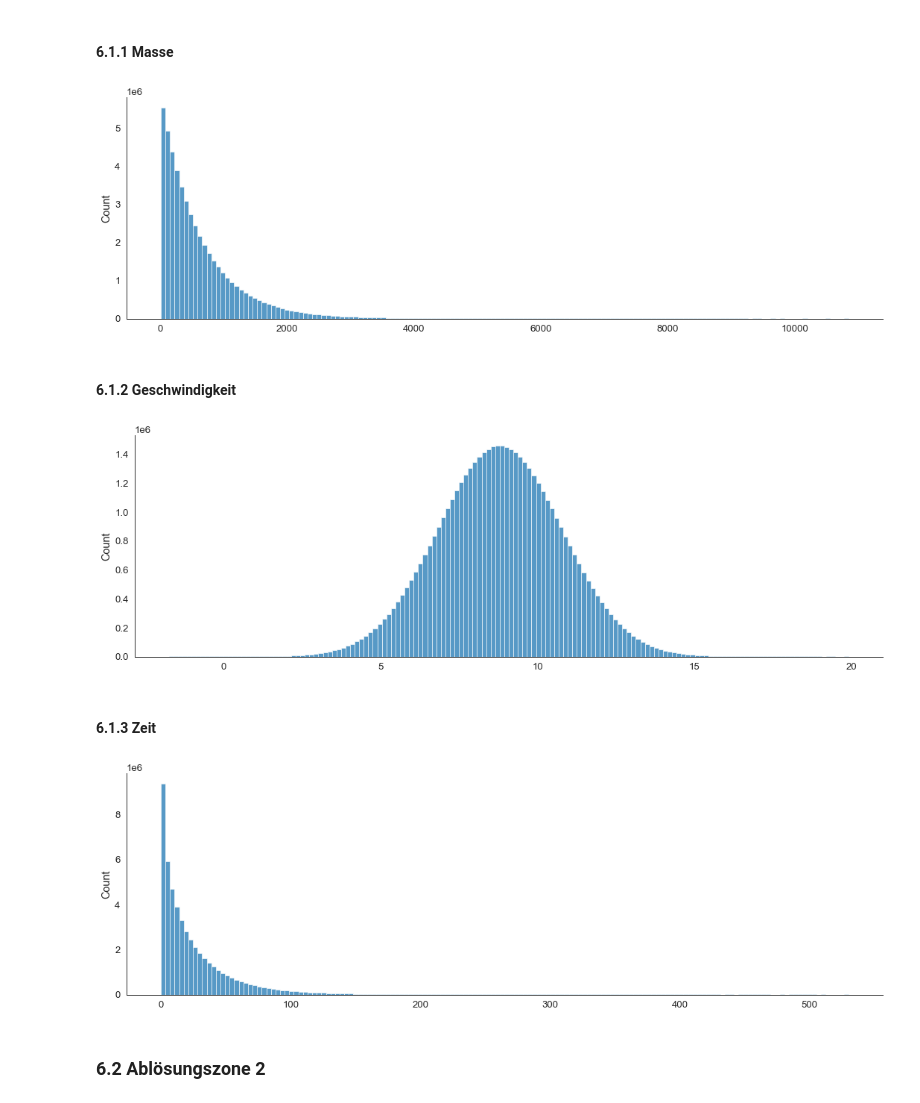
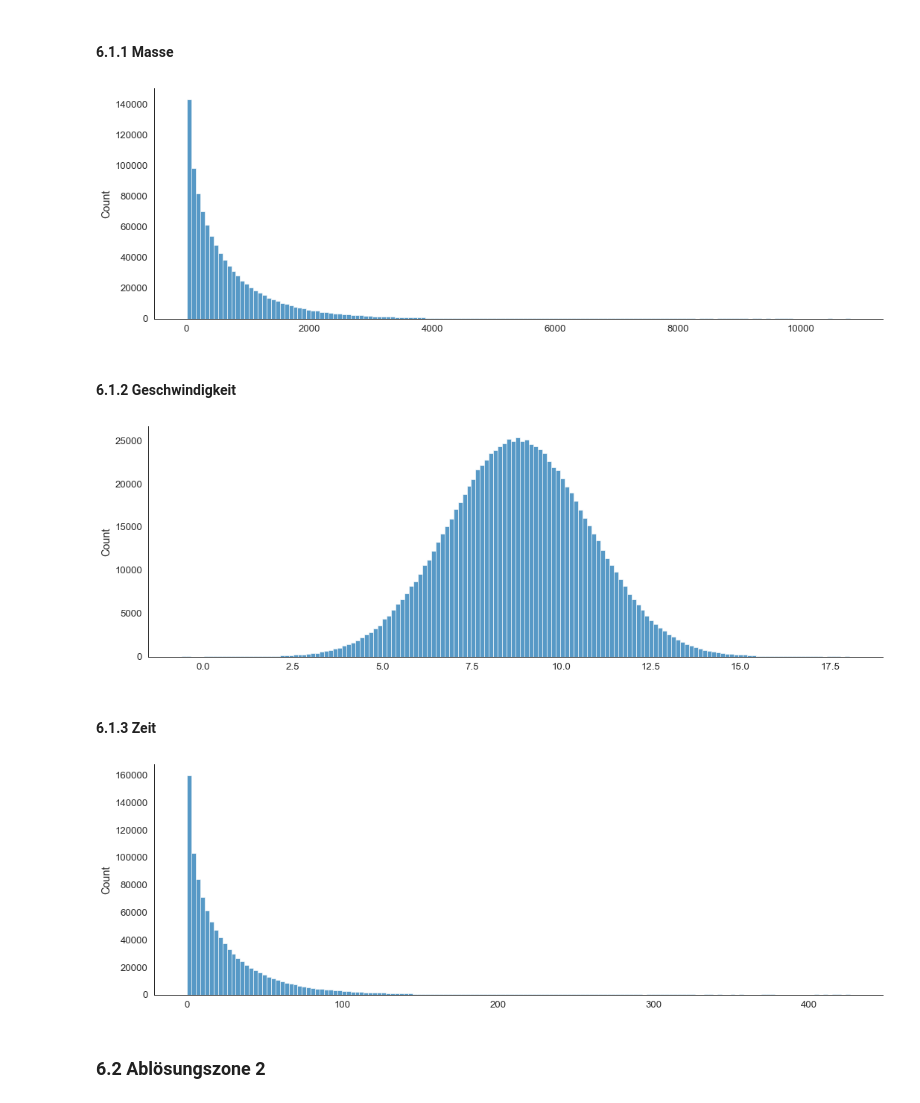
Before and after one commit to 7ben18/FHNW_Steinschlagrisiko, a Jupyter notebook: FHNW_Steinschlagrisiko.ipynb, the cells around one changed output. Cells and saved outputs as stored; diff of their text form; code cells hidden in the pictures.

```diff
--- a/FHNW_Steinschlagrisiko.ipynb
+++ b/FHNW_Steinschlagrisiko.ipynb
@@ -456,0 +319,22 @@ def plot_cdf(dataframe, attribute, xachse, distr):
+# %%
+# Nur ausgeben der der Variabeln mu und sigma der Normalverteilung
+# Fehler : ein kleines Rechteck wird zusätzlich erstellt
+def get_fitted_par(dataframe, x_val, distr):
+    vals = dataframe[x_val].values
+    fitter_vals = Fitter(vals, distributions=["alpha", "beta","gamma","norm","expon","lognorm","cauchy","exponpow","powerlaw"])
+    fitter_vals.fit()
+
+    if distr == "norm":
+        return fitter_vals.fitted_param["norm"]
+    elif distr == "expon":
+        return fitter_vals.fitted_param["expon"]
+    elif distr == "gamma":
+        return fitter_vals.fitted_param["gamma"]
+    elif distr == "cauchy":
+        return fitter_vals.fitted_param["cauchy"]
+    elif distr == "exponpow":
+        return fitter_vals.fitted_param["exponpow"]
+    elif distr == "powerlaw":
+        return fitter_vals.fitted_param["powerlaw"]
+    else:
+        return "Error"
@@ -489,6 +429,6 @@ In diesem Abschnitt simulieren wir unsere Daten x 50 mio mit den oben entschiede
 # %%
 # Anzahl Daten für die Simulationen
-sim_1 = 50_000_000
+sim_1 = 1_000_000
 sim_2 = round(sim_1 / 3)
 
 np.random.seed(seed=5)
@@ -502,33 +442,33 @@ def plot_verteilung(dataframe, x_val):
 # %% [markdown]
 #### 6.1.1 Masse
 # %%
-loc, scale = get_fitted_par(df1, "Masse [kg]", "expon")
-sim_mass_zone1 = stats.expon.rvs(loc, scale, sim_1)
-df_sim_mass_zone1 = pd.DataFrame(sim_mass_zone1)
+a, loc, scale = get_fitted_par(df1, "Masse [kg]", "gamma")
+sim_masse_zone1 = stats.gamma.rvs(a, loc, scale, sim_1)
+df_sim_masse_zone1 = pd.DataFrame(sim_masse_zone1)
 
-plot_verteilung(df_sim_mass_zone1, sim_mass_zone1)
+plot_verteilung(df_sim_masse_zone1, sim_masse_zone1)
 # %% [output]
-[figure, old version]
+[figure, new version]
 # %% [markdown]
 #### 6.1.2 Geschwindigkeit
 # %%
 loc, scale = get_fitted_par(df1, "Geschwindigkeit [m/s]", "norm")
-sim_speed_zone1 = stats.norm.rvs(loc, scale, sim_1)
-df_sim_speed_zone1 = pd.DataFrame(sim_speed_zone1)
+sim_geschw_zone1 = stats.norm.rvs(loc, scale, sim_1)
+df_sim_geschw_zone1 = pd.DataFrame(sim_geschw_zone1)
 
-plot_verteilung(df_sim_speed_zone1, sim_speed_zone1)
+plot_verteilung(df_sim_geschw_zone1, sim_geschw_zone1)
 # %% [output]
-[figure, old version]
+[figure, new version]
 # %% [markdown]
 #### 6.1.3 Zeit
 # %%
-a, loc, scale = get_fitted_par(df_zeitabstand_1, 0, "gamma")
-sim_time_zone1 = stats.gamma.rvs(a, loc, scale, sim_1)
-df_sim_time_zone1 = pd.DataFrame(sim_time_zone1)
+a, loc, scale = get_fitted_par(df_zeitabstand_zone1, "Zeitabstand", "gamma")
+sim_zeit_zone1 = stats.gamma.rvs(a, loc, scale, sim_1)
+df_sim_zeit_zone1 = pd.DataFrame(sim_zeit_zone1)
 
-plot_verteilung(df_sim_time_zone1, sim_time_zone1)
+plot_verteilung(df_sim_zeit_zone1, sim_zeit_zone1)
 # %% [output]
-[figure, old version]
+[figure, new version]
 # %% [markdown]
 ### 6.2 Ablösungszone 2
 # %% [markdown]
```
Also changed, not shown: parts of 41 cells of this notebook.
